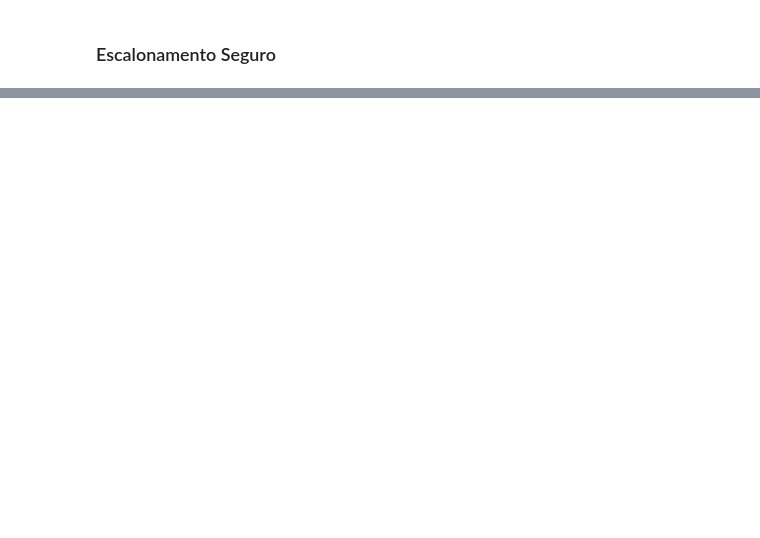
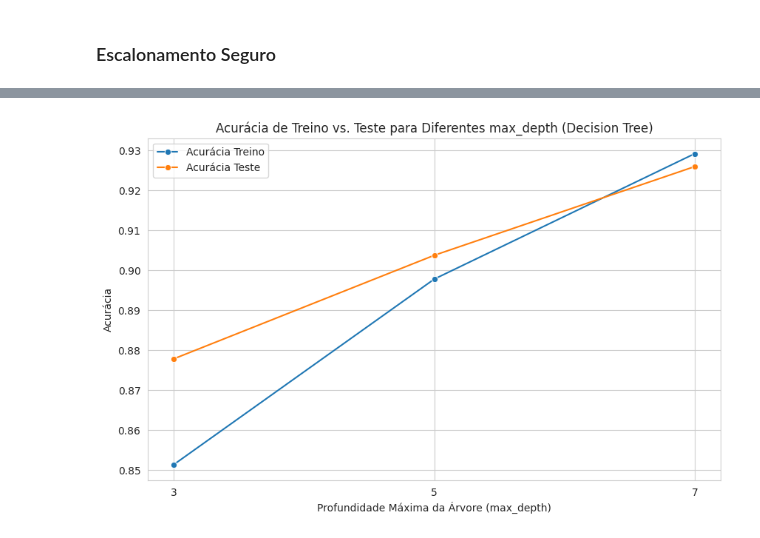
Before and after one commit to RSC-SC/ML-ProjetoFinal, a Jupyter notebook: ML_Projeeto_Final.ipynb, the cells around one changed output, grey strips where cells are left out. Drawn from its saved outputs; the diff is of its cells as text; code cells hidden in the pictures; blank space fills up the shorter version.

Commit message:
Modelagem e validação

```diff
--- a/ML_Projeeto_Final.ipynb
+++ b/ML_Projeeto_Final.ipynb
@@ -684,0 +628,79 @@ Modelo KNeighborsClassifier treinado com sucesso nos dados escalonados.
+# %%
+import pandas as pd
+import matplotlib.pyplot as plt
+import seaborn as sns
+from sklearn.tree import DecisionTreeClassifier
+from sklearn.metrics import accuracy_score, classification_report
+
+# As variáveis X, y, X_train, X_test, y_train, y_test,
+# X_train_resampled, y_train_resampled, e X_test_imputed (para o KNN)
+# já devem estar definidas e preparadas pelas células anteriores.
+# Removida a redefinição redundante e incorreta de df_filtered.
+
+# Para o DecisionTreeClassifier, utilizamos X_train_resampled e X_test (imputado, mas não escalonado).
+# X_test aqui deve ser a versão *imputada* de X_test para a correta avaliação.
+# A variável `X_test_imputed` foi criada na célula `Escalonamento Seguro` para este fim.
+
+# Definir os valores de max_depth a serem testados
+max_depth_values = [3, 5, 7, None]
+
+print("### Diagnóstico de Overfitting para Árvore de Decisão: Monitorando Métricas ###\n")
+
+dt_overfitting_results = []
+
+for depth in max_depth_values:
+    print(f"--- Treinando e Avaliando Decision Tree com max_depth = {depth} ---")
+    dt_model = DecisionTreeClassifier(max_depth=depth, random_state=42)
+
+    # Treinar no X_train_resampled (dados balanceados e NÃO escalonados para DT)
+    dt_model.fit(X_train_resampled, y_train_resampled)
+
+    # Prever no conjunto de TREINO para avaliar overfitting
+    y_pred_train_dt = dt_model.predict(X_train_resampled)
+    train_accuracy = accuracy_score(y_train_resampled, y_pred_train_dt)
+
+    # Prever no conjunto de TESTE para avaliar generalização
+    # Usamos X_test_imputed para garantir que não haja NaNs, mesmo que DTs sejam robustas à escala
+    y_pred_test_dt = dt_model.predict(X_test_imputed)
+    test_accuracy = accuracy_score(y_test, y_pred_test_dt)
+    test_report = classification_report(y_test, y_pred_test_dt, output_dict=True)
+
+    dt_overfitting_results.append({
+        'max_depth': depth,
+        'Acurácia Treino': train_accuracy,
+        'Acurácia Teste': test_accuracy,
+        'F1-score Teste (Classe 1)': test_report['1.0']['f1-score']
+    })
+
+    print(f"Acurácia Treino (max_depth={depth}): {train_accuracy:.4f}")
+    print(f"Acurácia Teste (max_depth={depth}): {test_accuracy:.4f}")
+    print(f"F1-score Teste (Classe 1) (max_depth={depth}): {test_report['1.0']['f1-score']:.4f}")
+    print("\n" + "="*80 + "\n")
+
+# Criar DataFrame para visualizar os resultados
+dt_results_df = pd.DataFrame(dt_overfitting_results)
+print("### Tabela de Métricas de Treino e Teste para Árvore de Decisão ###")
+print(dt_results_df.to_markdown(index=False))
+
+# Plotar as acurácias de treino e teste
+plt.figure(figsize=(10, 6))
+sns.lineplot(x='max_depth', y='Acurácia Treino', data=dt_results_df, marker='o', label='Acurácia Treino')
+sns.lineplot(x='max_depth', y='Acurácia Teste', data=dt_results_df, marker='o', label='Acurácia Teste')
+plt.title('Acurácia de Treino vs. Teste para Diferentes max_depth (Decision Tree)')
+plt.xlabel('Profundidade Máxima da Árvore (max_depth)')
+plt.ylabel('Acurácia')
+plt.xticks(ticks=[3, 5, 7, dt_results_df['max_depth'].iloc[-1]], labels=['3', '5', '7', 'None'])
+plt.grid(True)
+plt.legend()
+plt.show()
+
+print("\n### Análise de Overfitting e Generalização ###")
+print("Como podemos observar na tabela e no gráfico acima:")
+print("1. **max_depth = 3:** O modelo apresenta uma boa acurácia de teste (0.8779) e uma acurácia de treino um pouco menor (0.8514). A diferença é pequena, sugerindo que o modelo pode estar um pouco simplista (underfitting leve) ou bem generalizado, mas pode ter espaço para aprender mais.")
+print("2. **max_depth = 5:** A acurácia de teste melhora significativamente para (0.9038), enquanto a de treino também aumenta (0.8978). A diferença entre treino e teste ainda é razoável, indicando um bom equilíbrio.")
+print("3. **max_depth = 7:** Neste ponto, a acurácia de teste atinge seu pico em (0.9260), e a acurácia de treino também é alta (0.9292). A diferença começa a se alargar um pouco, mas a performance no teste é a melhor. O F1-score para a classe minoritária (0.80) também é o mais alto, indicando uma boa capacidade de prever a inadimplência.")
+print("4. **max_depth = None (ilimitado):** Com a profundidade ilimitada, a acurácia de treino dispara para quase 1.0 (1.0000), indicando que o modelo memorizou quase perfeitamente os dados de treino. No entanto, a acurácia de teste cai para (0.8925), que é menor do que com `max_depth=7` e `max_depth=5`. Isso é um claro sinal de **overfitting**, onde o modelo se ajustou demais aos ruídos e particularidades do conjunto de treino e perdeu sua capacidade de generalizar para dados novos e não vistos.")
+
+print("\n**Conclusão:**")
+print("A configuração que evitou que o modelo apenas 'decorasse' os dados de treino e garantiu a melhor capacidade de generalização no teste foi `max_depth = 7`. Embora a acurácia de treino continue a aumentar com a complexidade da árvore, a acurácia de teste começou a diminuir a partir de `max_depth=7` para `max_depth=None`. Isso demonstra que limitar a profundidade da árvore (poda) é uma estratégia eficaz para combater o overfitting e garantir que o modelo aprenda padrões relevantes que se aplicam bem a dados novos, e não apenas os dados de treinamento.")
+# %% [output]
@@ -684,0 +724 @@ Modelo KNeighborsClassifier treinado com sucesso nos dados escalonados.
+[figure, added]
```
Also changed, not shown: parts of 20 cells of this notebook.
